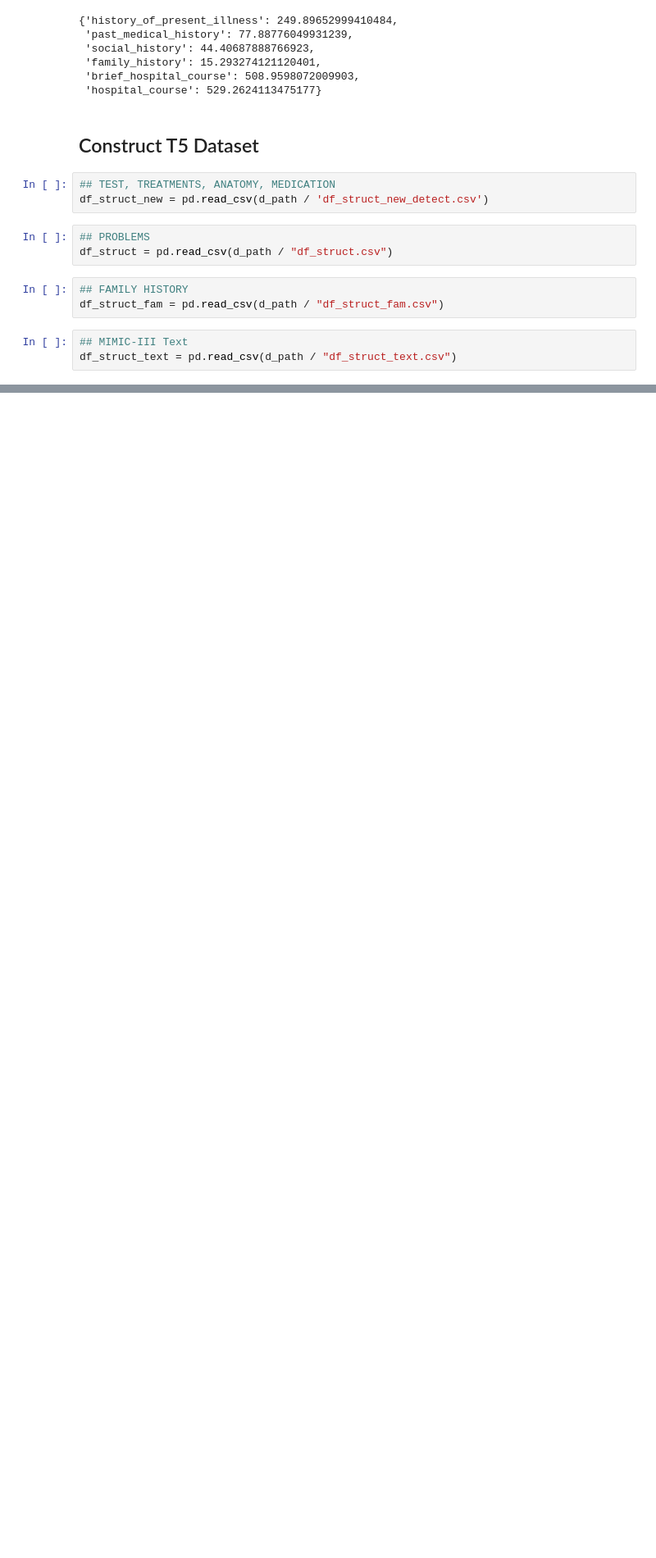
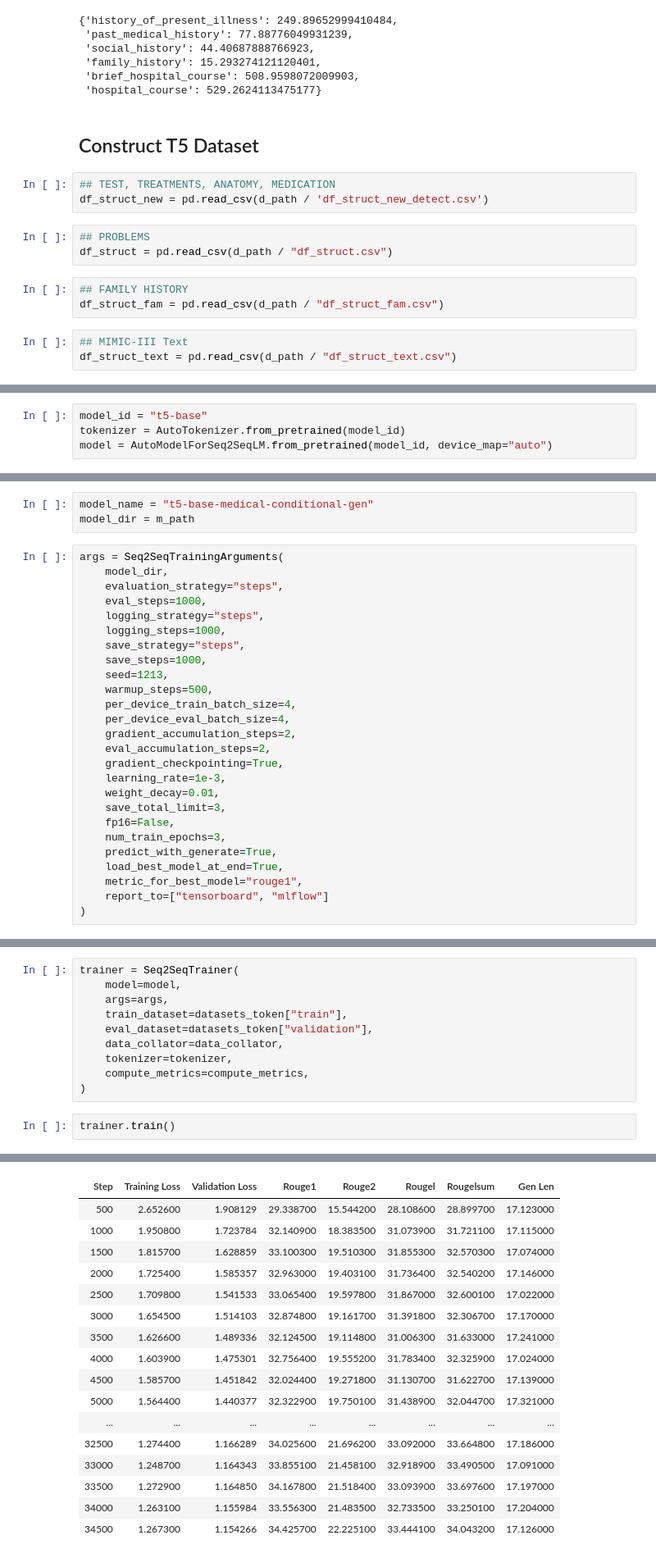
Before and after one commit to leoitcode/medtrix, a Jupyter notebook: notebook/medtrix_nlg.ipynb, the cells around one changed output, grey strips where cells are left out. Shown at 82% size. Saved outputs shown, nothing was run; the diff lists cells and outputs as text; blank space fills up the shorter version.

```diff
--- a/notebook/medtrix_nlg.ipynb
+++ b/notebook/medtrix_nlg.ipynb
@@ -279,0 +754,4 @@ get_topics_text(df_struct_text.iloc[0].to_list()[0])
+# %%
+model_id = "t5-base"
+tokenizer = AutoTokenizer.from_pretrained(model_id)
+model = AutoModelForSeq2SeqLM.from_pretrained(model_id, device_map="auto")
@@ -279,0 +770,29 @@ get_topics_text(df_struct_text.iloc[0].to_list()[0])
+# %%
+model_name = "t5-base-medical-conditional-gen"
+model_dir = m_path
+# %%
+args = Seq2SeqTrainingArguments(
+    model_dir,
+    evaluation_strategy="steps",
+    eval_steps=1000,
+    logging_strategy="steps",
+    logging_steps=1000,
+    save_strategy="steps",
+    save_steps=1000,
+    seed=1213,
+    warmup_steps=500,
+    per_device_train_batch_size=4,
+    per_device_eval_batch_size=4,
+    gradient_accumulation_steps=2,
+    eval_accumulation_steps=2,
+    gradient_checkpointing=True,
+    learning_rate=1e-3,
+    weight_decay=0.01,
+    save_total_limit=3,
+    fp16=False,
+    num_train_epochs=3,
+    predict_with_generate=True,
+    load_best_model_at_end=True,
+    metric_for_best_model="rouge1",
+    report_to=["tensorboard", "mlflow"]
+)
@@ -279,0 +896,13 @@ get_topics_text(df_struct_text.iloc[0].to_list()[0])
+# %%
+trainer = Seq2SeqTrainer(
+    model=model,
+    args=args,
+    train_dataset=datasets_token["train"],
+    eval_dataset=datasets_token["validation"],
+    data_collator=data_collator,
+    tokenizer=tokenizer,
+    compute_metrics=compute_metrics,
+)
+# %%
+trainer.train()
+# %% [output]
@@ -279,0 +920,17 @@ get_topics_text(df_struct_text.iloc[0].to_list()[0])
+| Step | Training Loss | Validation Loss | Rouge1 | Rouge2 | Rougel | Rougelsum | Gen Len |
+| 500 | 2.652600 | 1.908129 | 29.338700 | 15.544200 | 28.108600 | 28.899700 | 17.123000 |
+| 1000 | 1.950800 | 1.723784 | 32.140900 | 18.383500 | 31.073900 | 31.721100 | 17.115000 |
+| 1500 | 1.815700 | 1.628859 | 33.100300 | 19.510300 | 31.855300 | 32.570300 | 17.074000 |
+| 2000 | 1.725400 | 1.585357 | 32.963000 | 19.403100 | 31.736400 | 32.540200 | 17.146000 |
+| 2500 | 1.709800 | 1.541533 | 33.065400 | 19.597800 | 31.867000 | 32.600100 | 17.022000 |
+| 3000 | 1.654500 | 1.514103 | 32.874800 | 19.161700 | 31.391800 | 32.306700 | 17.170000 |
+| 3500 | 1.626600 | 1.489336 | 32.124500 | 19.114800 | 31.006300 | 31.633000 | 17.241000 |
+| 4000 | 1.603900 | 1.475301 | 32.756400 | 19.555200 | 31.783400 | 32.325900 | 17.024000 |
+| 4500 | 1.585700 | 1.451842 | 32.024400 | 19.271800 | 31.130700 | 31.622700 | 17.139000 |
+| 5000 | 1.564400 | 1.440377 | 32.322900 | 19.750100 | 31.438900 | 32.044700 | 17.321000 |
+| ... | ... | ... | ... | ... | ... | ... | ... |
+| 32500 | 1.274400 | 1.166289 | 34.025600 | 21.696200 | 33.092000 | 33.664800 | 17.186000 |
+| 33000 | 1.248700 | 1.164343 | 33.855100 | 21.458100 | 32.918900 | 33.490500 | 17.091000 |
+| 33500 | 1.272900 | 1.164850 | 34.167800 | 21.518400 | 33.093900 | 33.697600 | 17.197000 |
+| 34000 | 1.263100 | 1.155984 | 33.556300 | 21.483500 | 32.733500 | 33.250100 | 17.204000 |
+| 34500 | 1.267300 | 1.154266 | 34.425700 | 22.225100 | 33.444100 | 34.043200 | 17.126000 |
```
Also changed, not shown: parts of 97 cells of this notebook, 9 other files.
